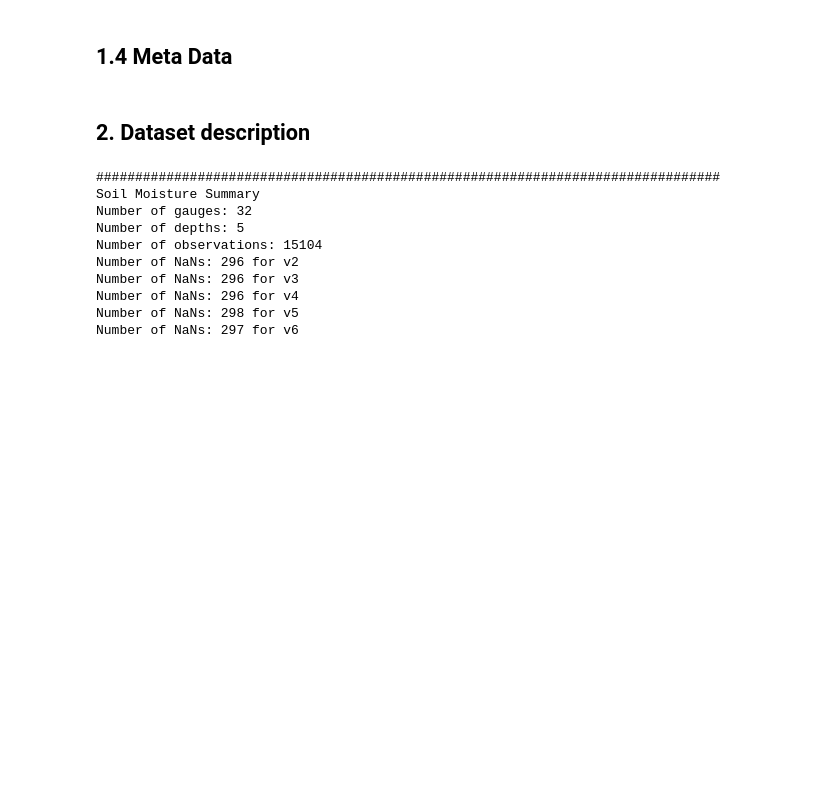
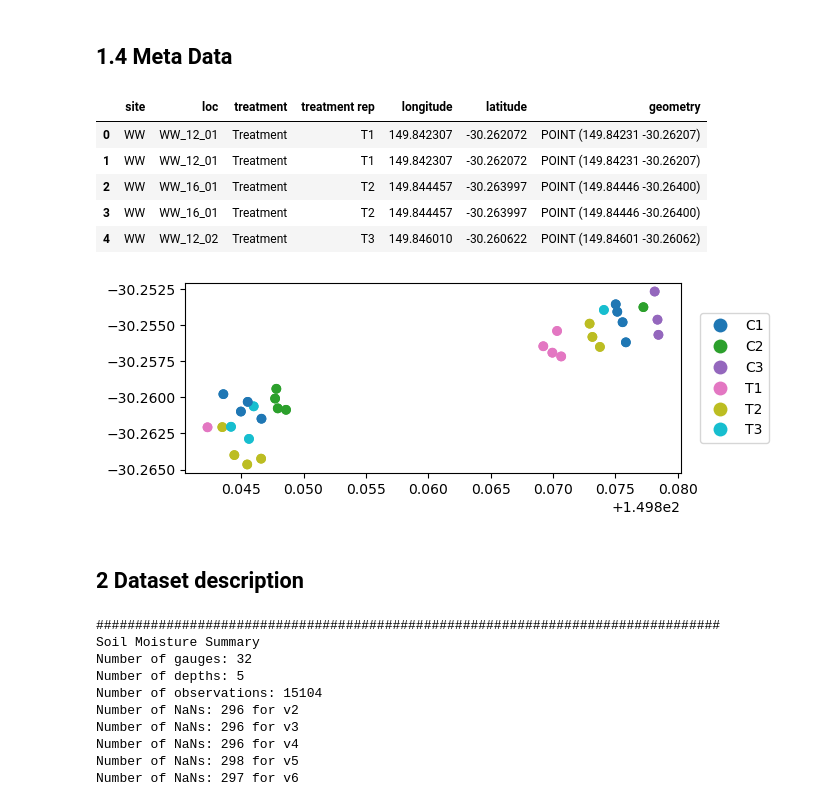
Before and after one commit to dare-centre/DDC-I, a Jupyter notebook: 00_Data_Preprocessing.ipynb, the cells around one changed output. Saved outputs shown, nothing was run; the diff lists cells and outputs as text; code cells hidden in the pictures; blank space fills up the shorter version.

```diff
--- a/00_Data_Preprocessing.ipynb
+++ b/00_Data_Preprocessing.ipynb
@@ -213,8 +216,34 @@ display(silo_data.tail())
 | 2023-03-31 | 23.1 | 9.4 | 0.1 | 3.8 | 22.6 | 9.1 | ... |
 # %% [markdown]
 ## 1.4 Meta Data
+# %%
+sm_meta = pd.read_csv(os.path.join(data_dir,'sm_gauge_metadata.csv'))
+# convert loc_meta into a geopandas dataframe
+sm_meta = gpd.GeoDataFrame(
+    sm_meta, geometry=gpd.points_from_xy(sm_meta.longitude, sm_meta.latitude)
+)
+sm_meta.loc[:,'loc'] = sm_meta.loc[:,'loc'].str.strip()
+# and transform to EPSG 23855
+sm_meta = sm_meta.set_crs('EPSG:4326')
+# sm_meta = sm_meta.to_crs('EPSG:28355')
+
+cmap = sns.color_palette("Set2", as_cmap=True)
+
+ax = sm_meta.plot(column='treatment rep',legend=True)#color=loc_meta['treatment'].astype('category').cat.codes.map(cmap))
+ax.get_legend()._set_loc(6)
+ax.get_legend().set_bbox_to_anchor((1.025, 0.5))
+
+sm_meta.head()
+# %% [output]
+|  | site | loc | treatment | treatment rep | longitude | latitude | geometry |
+| 0 | WW | WW_12_01 | Treatment | T1 | 149.842307 | -30.262072 | POINT (149.84231 -30.26207) |
+| 1 | WW | WW_12_01 | Treatment | T1 | 149.842307 | -30.262072 | POINT (149.84231 -30.26207) |
+| 2 | WW | WW_16_01 | Treatment | T2 | 149.844457 | -30.263997 | POINT (149.84446 -30.26400) |
+| 3 | WW | WW_16_01 | Treatment | T2 | 149.844457 | -30.263997 | POINT (149.84446 -30.26400) |
+| 4 | WW | WW_12_02 | Treatment | T3 | 149.846010 | -30.260622 | POINT (149.84601 -30.26062) |
+[figure, added]
 # %% [markdown]
-## 2. Dataset description
+## 2 Dataset description
 # %%
 # lets look at some properties of the data
 print('#'*80)
```
Also changed, not shown: parts of 9 cells of this notebook.
